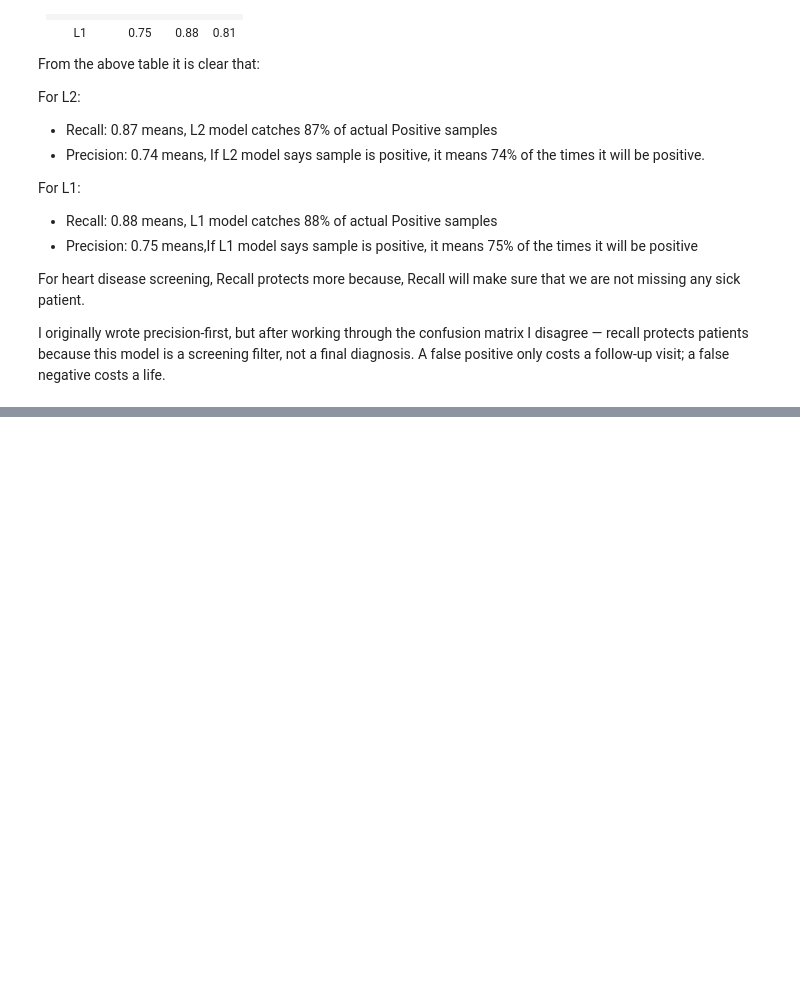
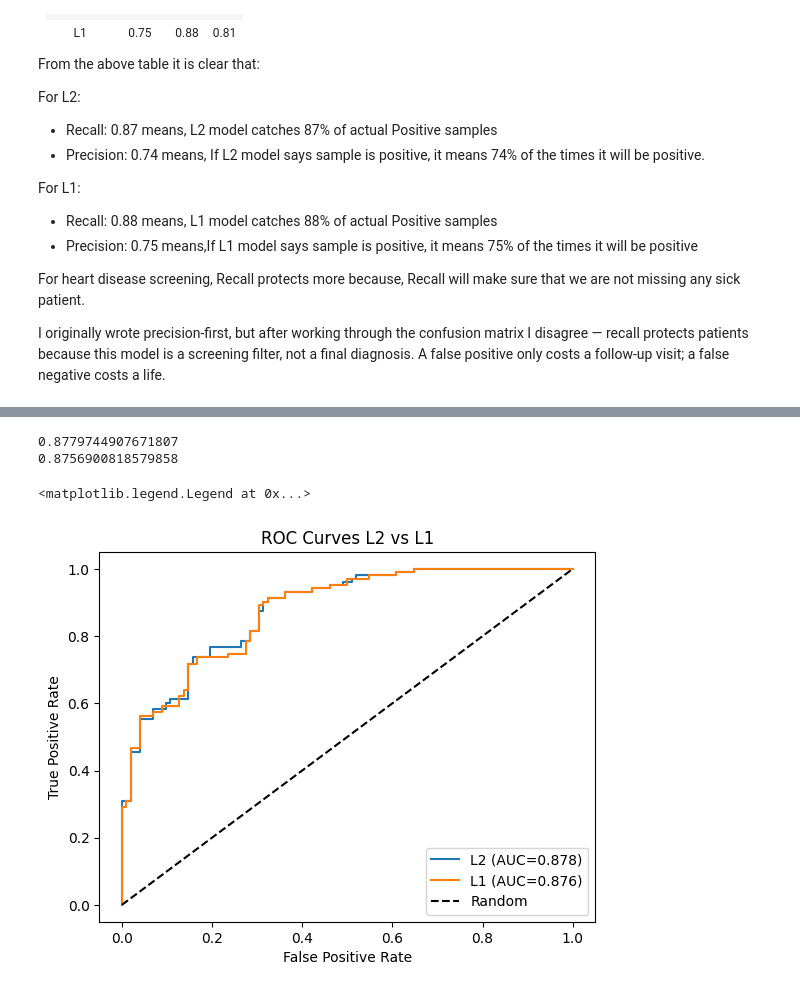
Before and after one commit to MastanSV/ai-engineering-journey, a Jupyter notebook: projects/05_P1_Tabular_ML/Heart_Disease_Dataset.ipynb, the cells around one changed output, grey strips where cells are left out. Drawn from its saved outputs; the diff is of its cells as text; code cells hidden in the pictures; blank space fills up the shorter version.

Commit message:
Plotted the curve for ROC and AUC curve

```diff
--- a/projects/05_P1_Tabular_ML/Heart_Disease_Dataset.ipynb
+++ b/projects/05_P1_Tabular_ML/Heart_Disease_Dataset.ipynb
@@ -197,6 +197,7 @@ y_pred_l2 = model_l2.predict(X_test)
 #print(pred)
 
 positive_scores = model_l2.predict_proba(X_test)[:,1]
+y_proba_l2 = model_l2.predict_proba(X_test)[:,1]
 #print(positive_scores)
 
 score = model_l2.score(X_test, y_test)
@@ -246,9 +247,10 @@ y_pred_l1 = model_l1.predict(X_test)
 
 positive_scores = model_l1.predict_proba(X_test)[:,1]
 
+y_proba_l1 = model_l1.predict_proba(X_test)[:,1]
+
 score = model_l1.score(X_test, y_test)
 roc_auc = roc_auc_score(y_test, positive_scores)
-
 
 print(score)
 print(roc_auc)
@@ -420,0 +427,30 @@ I originally wrote precision-first, but after working through the confusion matr
+# %%
+fpr_l2, tpr_l2, _ = roc_curve(y_test, y_proba_l2)
+#print(fpr_l2)
+#print(tpr_l2)
+
+
+fpr_l1, tpr_l1, _ = roc_curve(y_test, y_proba_l1)
+#print(fpr_l1)
+#print(tpr_l1)
+
+
+auc_l2 = roc_auc_score(y_test,y_proba_l2)
+auc_l1 = roc_auc_score(y_test, y_proba_l1)
+
+print(auc_l2)
+print(auc_l1)
+# %% [output]
+0.8779744907671807
+0.8756900818579858
+# %%
+plt.plot(fpr_l2, tpr_l2, label=f'L2 (AUC={auc_l2:.3f})')
+plt.plot(fpr_l1,tpr_l1, label=f'L1 (AUC={auc_l1:.3f})')
+plt.plot([0, 1], [0, 1], 'k--', label='Random')
+plt.xlabel('False Positive Rate')
+plt.ylabel('True Positive Rate')
+plt.title('ROC Curves L2 vs L1')
+plt.legend()
+# %% [output]
+<matplotlib.legend.Legend at 0x...>
+[figure, added]
```
Also changed, not shown: parts of 4 cells of this notebook.
